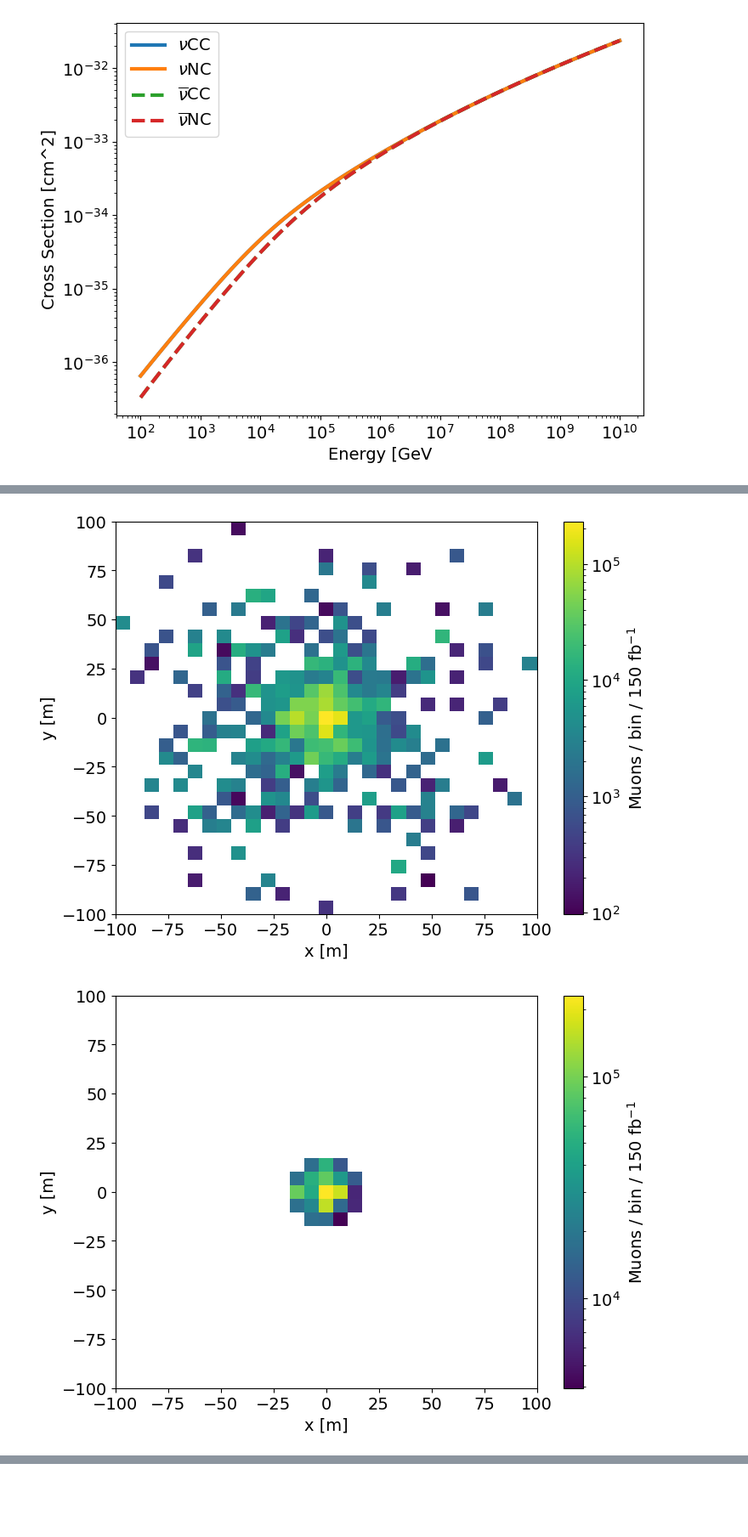
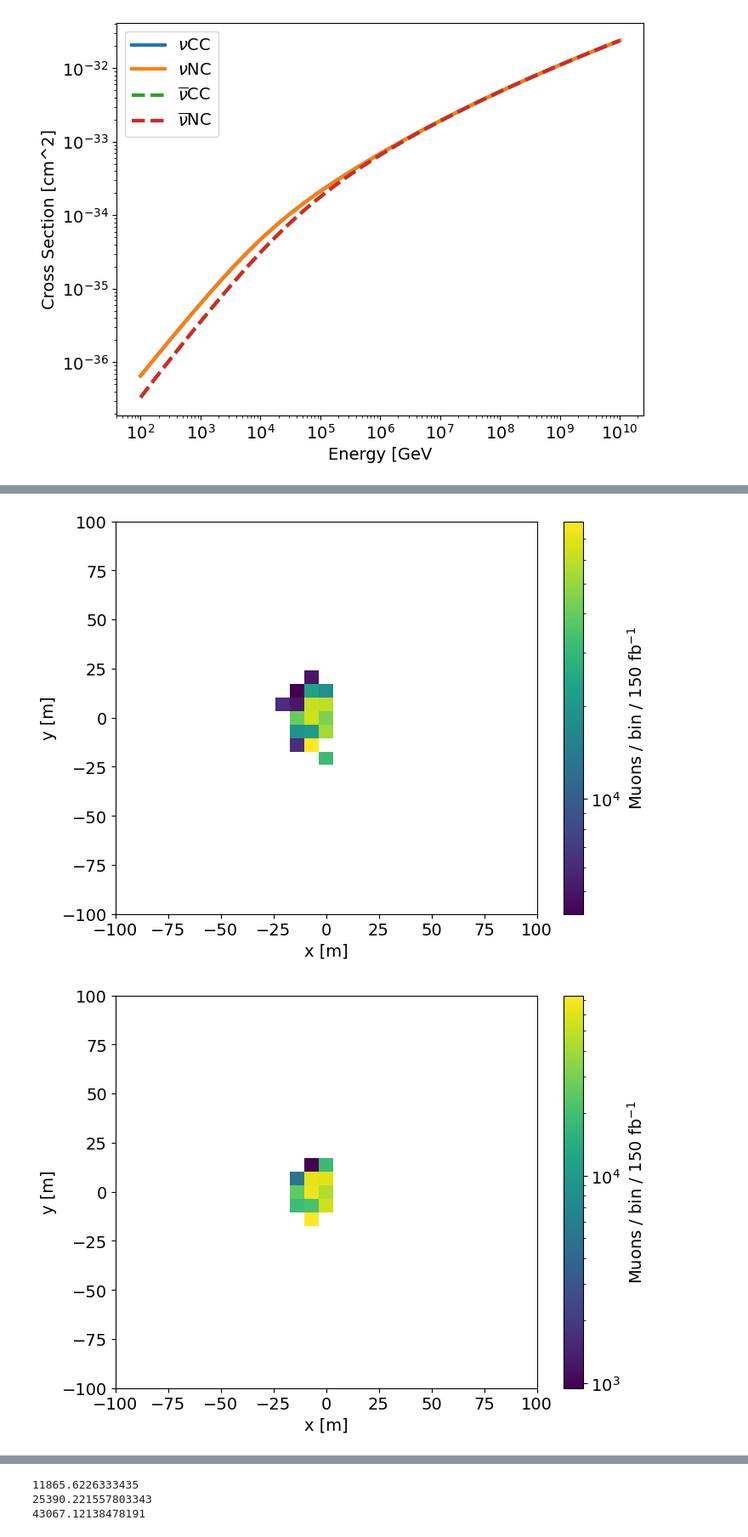
Before and after one commit to nickkamp1/Lake_Geneva_Neutrinos, a Jupyter notebook: MuonSimulation.ipynb, the cells around one changed output, grey strips where cells are left out. Shown at 85% size. Saved outputs shown, nothing was run; the diff lists cells and outputs as text; code cells hidden in the pictures; blank space fills up the shorter version.

```diff
--- a/MuonSimulation.ipynb
+++ b/MuonSimulation.ipynb
@@ -183,3 +179,0 @@ for simulation,tag in zip([light_simulation,charm_simulation],
-# %%
-nu_profile,nu_weights = light_simulation.CalculateNeutrinoProfileFromIP('LHCb',N=N,beam_dist=10000)
-mu_profile,mu_weights,mu_distances = light_simulation.CalculateMuonProfileFromIP('LHCb',N=N,beam_dist=10000)
@@ -190,35 +180,46 @@ mu_profile,mu_weights,mu_distances = light_simulation.CalculateMuonProfileFromIP
 # %%
-plt.hist2d(nu_profile[:,0],nu_profile[:,1],weights=nu_weights,bins=np.linspace(-100,100,30),norm=matplotlib.colors.LogNorm())
-plt.xlabel('x [m]')
-plt.ylabel('y [m]')
-c = plt.colorbar()
-c.set_label(r'Neutrinos / bin / 150 fb$^{-1}$')
-plt.show()
+for simulation in [light_simulation,charm_simulation]:
+    plt.hist2d(simulation.data['nu_transverse_profile_x'],
+               simulation.data['nu_transverse_profile_y'],
+               weights=simulation.data['nu_weight'],
+               bins=np.linspace(-100,100,30),norm=matplotlib.colors.LogNorm())
+    plt.xlabel('x [m]')
+    plt.ylabel('y [m]')
+    c = plt.colorbar()
+    c.set_label(r'Neutrinos / bin / 150 fb$^{-1}$')
+    plt.show()
 
-mu_weights *= mu_distances<1000
-mu_radius = np.sqrt(np.sum(mu_profile**2,axis=-1))
-for rad_cut in [5,10,15]:
-    fid_weights = (mu_weights * (mu_radius<rad_cut))
-    print(sum(fid_weights))
-    print(sum(fid_weights)/(22*30))
-    print(sum(fid_weights)/(22*30*24*60*60*31.6e6))
+    mu_weights = np.array(simulation.data['muon_weights'])
+    mu_distances = np.array(simulation.data['muon_lengths'])
+    mu_profile = np.array([simulation.data['muon_transverse_profile_x'],
+                           simulation.data['muon_transverse_profile_y']]).T
 
-plt.hist2d(mu_profile[:,0],mu_profile[:,1],weights=mu_weights,bins=np.linspace(-100,100,30),norm=matplotlib.colors.LogNorm())
-plt.xlabel('x [m]')
-plt.ylabel('y [m]')
-c = plt.colorbar()
-c.set_label(r'Muons / bin / 150 fb$^{-1}$')
-plt.show()
+    def Xf(E,rho=1):
+        return 1./(rho * 5e-4) * np.log(1 + 2e-3 * E)
+    mu_ranges = Xf(simulation.data["E_lep"],rho=2.5)
 
-plt.hist2d(mu_profile[:,0],mu_profile[:,1],weights=fid_weights,bins=np.linspace(-100,100,30),norm=matplotlib.colors.LogNorm())
-plt.xlabel('x [m]')
-plt.ylabel('y [m]')
-c = plt.colorbar()
-c.set_label(r'Muons / bin / 150 fb$^{-1}$')
-plt.show()
+    mu_weights *= mu_distances<mu_ranges
+    mu_radius = np.sqrt(np.sum(mu_profile**2,axis=-1))
+    for rad_cut in [5,10,15]:
+        fid_weights = (mu_weights * (mu_radius<rad_cut))
+        print(sum(fid_weights))
 
-plt.hist(mu_distances,bins=np.linspace(0,11000,50),weights=mu_weights)
-plt.xlabel('Muon Propagation Distance [m]')
-plt.ylabel(r'Muons / bin / 150 fb$^{-1}$')
-plt.show()
+    plt.hist2d(mu_profile[:,0],mu_profile[:,1],weights=mu_weights,bins=np.linspace(-100,100,30),norm=matplotlib.colors.LogNorm())
+    plt.xlabel('x [m]')
+    plt.ylabel('y [m]')
+    c = plt.colorbar()
+    c.set_label(r'Muons / bin / 150 fb$^{-1}$')
+    plt.show()
+
+    plt.hist2d(mu_profile[:,0],mu_profile[:,1],weights=fid_weights,bins=np.linspace(-100,100,30),norm=matplotlib.colors.LogNorm())
+    plt.xlabel('x [m]')
+    plt.ylabel('y [m]')
+    c = plt.colorbar()
+    c.set_label(r'Muons / bin / 150 fb$^{-1}$')
+    plt.show()
+
+    plt.hist(mu_distances,bins=np.linspace(0,3000,50),weights=mu_weights)
+    plt.xlabel('Muon Propagation Distance [m]')
+    plt.ylabel(r'Muons / bin / 150 fb$^{-1}$')
+    plt.show()
 # %% [output]
@@ -235,2 +230,2 @@ plt.show()
-[figure, old version]
+[figure, new version]
-[figure, old version]
+[figure, new version]
@@ -237,0 +234,3 @@ plt.show()
+11865.6226333435
+25390.221557803343
+43067.12138478191
```
Also changed, not shown: parts of 9 cells of this notebook, 4 other files.
